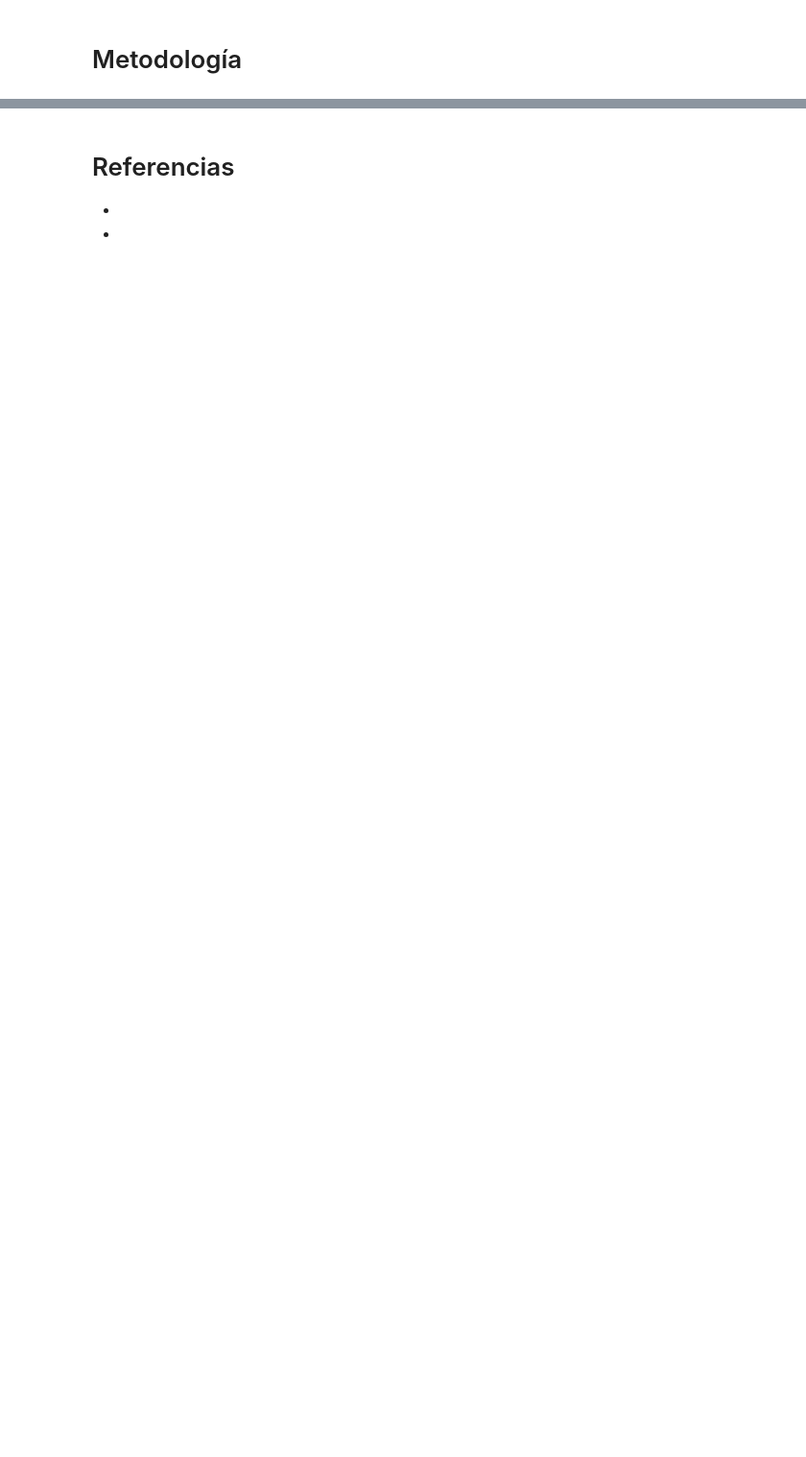
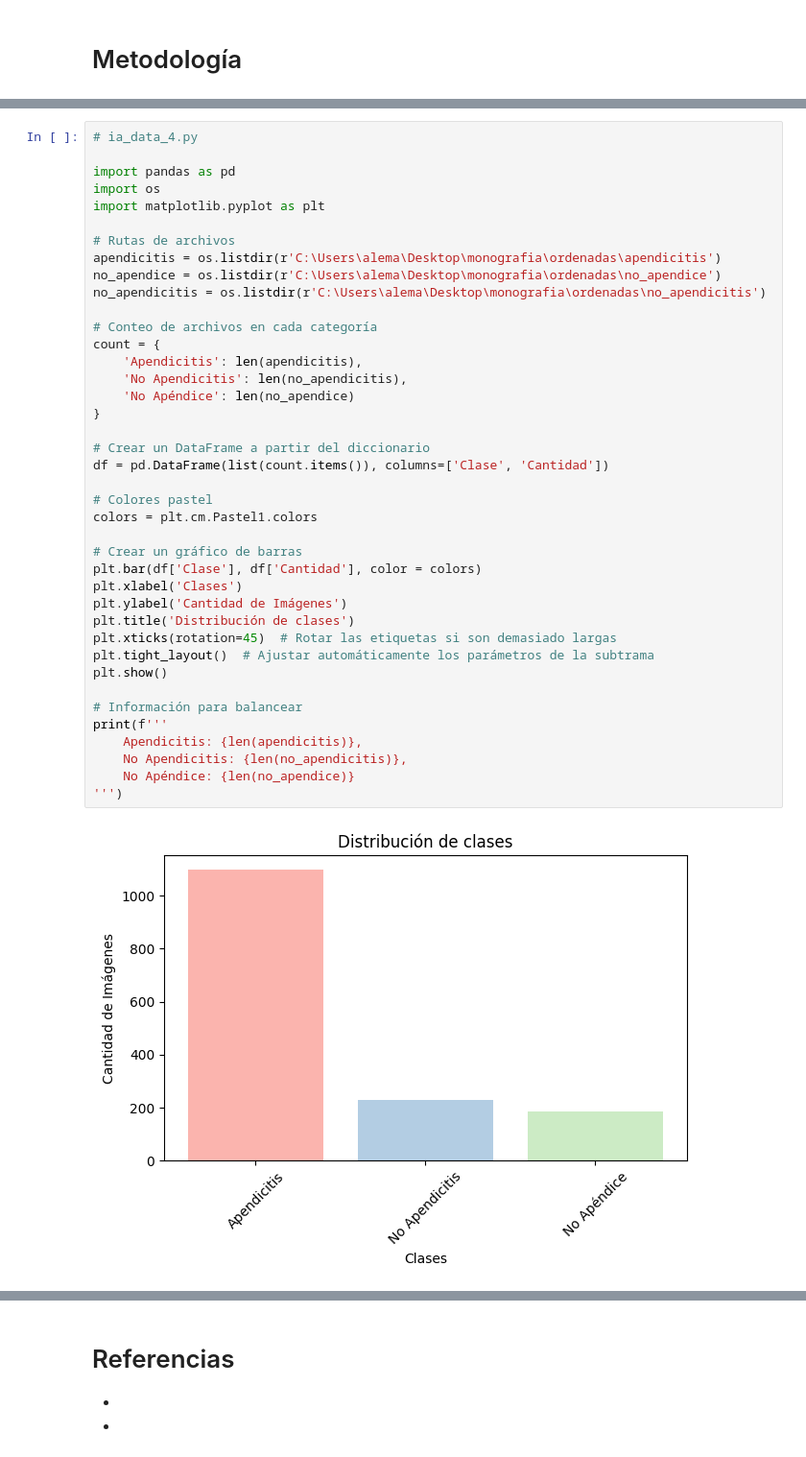
Before and after one commit to Dezarti/datos_monografia, a Jupyter notebook: Procesamiento_de_imágenes.ipynb, the cells around one changed output, grey strips where cells are left out. Shown: that part at 96% size. Cells and saved outputs as stored; diff of their text form; blank space fills up the shorter version.

```diff
--- a/Procesamiento_de_imágenes.ipynb
+++ b/Procesamiento_de_imágenes.ipynb
@@ -353,0 +337,42 @@ dtype: int64
+# %%
+# ia_data_4.py
+
+import pandas as pd
+import os
+import matplotlib.pyplot as plt
+
+# Rutas de archivos
+apendicitis = os.listdir(r'C:\Users\alema\Desktop\monografia\ordenadas\apendicitis')
+no_apendice = os.listdir(r'C:\Users\alema\Desktop\monografia\ordenadas\no_apendice')
+no_apendicitis = os.listdir(r'C:\Users\alema\Desktop\monografia\ordenadas\no_apendicitis')
+
+# Conteo de archivos en cada categoría
+count = {
+    'Apendicitis': len(apendicitis),
+    'No Apendicitis': len(no_apendicitis),
+    'No Apéndice': len(no_apendice)
+}
+
+# Crear un DataFrame a partir del diccionario
+df = pd.DataFrame(list(count.items()), columns=['Clase', 'Cantidad'])
+
+# Colores pastel
+colors = plt.cm.Pastel1.colors
+
+# Crear un gráfico de barras
+plt.bar(df['Clase'], df['Cantidad'], color = colors)
+plt.xlabel('Clases')
+plt.ylabel('Cantidad de Imágenes')
+plt.title('Distribución de clases')
+plt.xticks(rotation=45)  # Rotar las etiquetas si son demasiado largas
+plt.tight_layout()  # Ajustar automáticamente los parámetros de la subtrama
+plt.show()
+
+# Información para balancear
+print(f'''
+    Apendicitis: {len(apendicitis)},
+    No Apendicitis: {len(no_apendicitis)},
+    No Apéndice: {len(no_apendice)}
+''')
+# %% [output]
+[figure, added]
```
Also changed, not shown: parts of 29 cells of this notebook.
